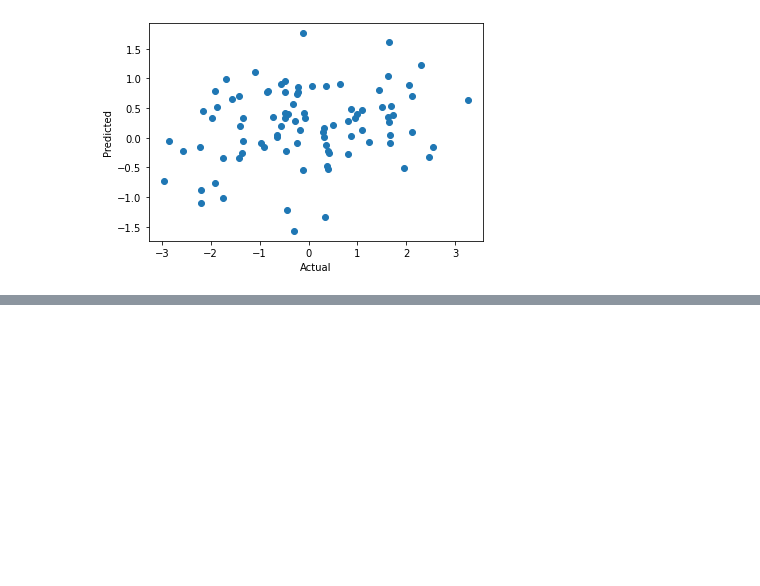
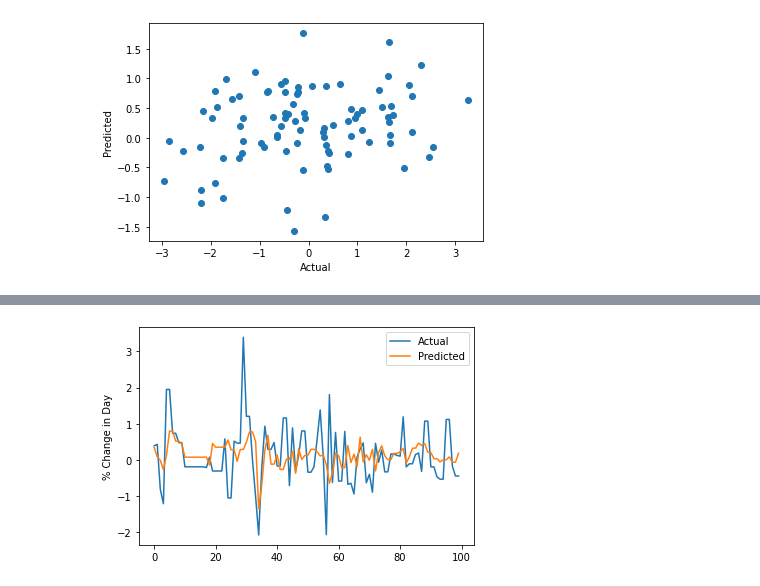
Before and after one commit to niallkehoe/FinPredict, a Jupyter notebook: Prediction/Predicting_Stock_Prices.ipynb, the cells around one changed output, grey strips where cells are left out. Saved outputs shown, nothing was run; the diff lists cells and outputs as text; code cells hidden in the pictures; blank space fills up the shorter version.

Commit message:
Same Day Model

```diff
--- a/Prediction/Predicting_Stock_Prices.ipynb
+++ b/Prediction/Predicting_Stock_Prices.ipynb
@@ -341,0 +375,6 @@ Proportion of instances where predicted correctly: 0.522
+# %%
+columns = ["Change_"+a for a in techCompanies]
+columns.append("Date")
+dfAppleTech = df[columns]
+# dfPrices = dfPrices.set_index(dfPrices["Date"])
+dfAppleTech
@@ -341,0 +395,82 @@ Proportion of instances where predicted correctly: 0.522
+# %%
+train_df = pd.concat([dfAppleTech.iloc[:, 0].shift(-1), dfAppleTech.iloc[:, 1:]], axis=1)
+train_df.loc[train_df["Change_AAPL"] > 0, "positive"] = 3
+train_df.loc[train_df["Change_AAPL"] <= 0, "positive"] = -3
+train_df = train_df.dropna()
+train_df
+
+# Note
+# droping rows where there is only one NaN limits out testing ability a lot
+# %%
+# @title Random Forest Regressor
+
+#cross-validation
+
+X = train_df.drop('Change_AAPL', axis=1)
+X = X.drop('Date', axis=1)
+X = X.drop('positive', axis=1)
+y = train_df['Change_AAPL']
+
+model_full = RandomForestRegressor()
+scores = cross_val_score(model_full, X, y, cv=5, scoring='neg_mean_squared_error')
+print(f"Cross Validated mean squared error: {np.sqrt(abs(scores.mean())):.3f}")
+
+
+#testing on last x days
+x = int(input("how many days: "))
+train = train_df[:-x]
+test = train_df[-x:]
+
+model = RandomForestRegressor(n_estimators=100, random_state=42)
+
+X_train = train.drop('Change_AAPL', axis=1)
+X_train = X_train.drop('Date', axis=1)
+X_train = X_train.drop('positive', axis=1)
+y_train = train['Change_AAPL']
+
+model.fit(X_train, y_train)
+
+
+X_test = test.drop('Change_AAPL', axis=1)
+X_test = X_test.drop('Date', axis=1)
+X_test = X_test.drop('positive', axis=1)
+y_test = test['Change_AAPL']
+y_pred = model.predict(X_test)
+
+
+
+#plotting results
+plt.plot(y_test.values, label='Actual')
+plt.plot(y_pred, label='Predicted')
+plt.ylabel("% Change in Day")
+plt.legend()
+plt.show()
+
+plt.scatter(y_test,y_pred)
+plt.xlabel("Actual")
+plt.ylabel("Predicted")
+
+# Calculate the proportion of instances where both y_test and y_pred are either greater than zero or less than zero
+positive_positive = ((y_test > 0) & (y_pred > 0)).sum() / len(y_test)
+negative_negative = ((y_test < 0) & (y_pred < 0)).sum() / len(y_test)
+
+# Print the results
+a_positive_p_positive = ((y_test > 0) & (y_pred > 0)).sum()
+print(f"Num instances where predicted to go up and actually went up: {a_positive_p_positive:}")
+a_negative_p_negative = ((y_test < 0) & (y_pred < 0)).sum()
+print(f"Num instances where predicted to go down and actually went down: {a_negative_p_negative:}")
+
+a_positive_p_negative = ((y_test > 0) & (y_pred < 0)).sum()
+print(f"Num instances where predicted to go down and actually went up: {a_positive_p_negative:}")
+a_negative_p_positive = ((y_test < 0) & (y_pred > 0)).sum()
+print(f"Num instances where predicted to go up and actually went down: {a_negative_p_positive:}")
+
+predicted_correctly = positive_positive + negative_negative
+
+# Print the results
+print(f"Proportion of instances where predicted correctly: {predicted_correctly:.3f}")
+
+undershot = (y_test - y_pred > 0).sum()
+overshot = (y_test - y_pred < 0).sum()
+print(f"Proportion of instances where prediction was too low (would rather be >50%): {undershot / (undershot + overshot):.3f}")
+# %% [output]
@@ -341,0 +479 @@ Proportion of instances where predicted correctly: 0.522
+[figure, added]
```
Also changed, not shown: parts of 10 cells of this notebook, 4 other files.
